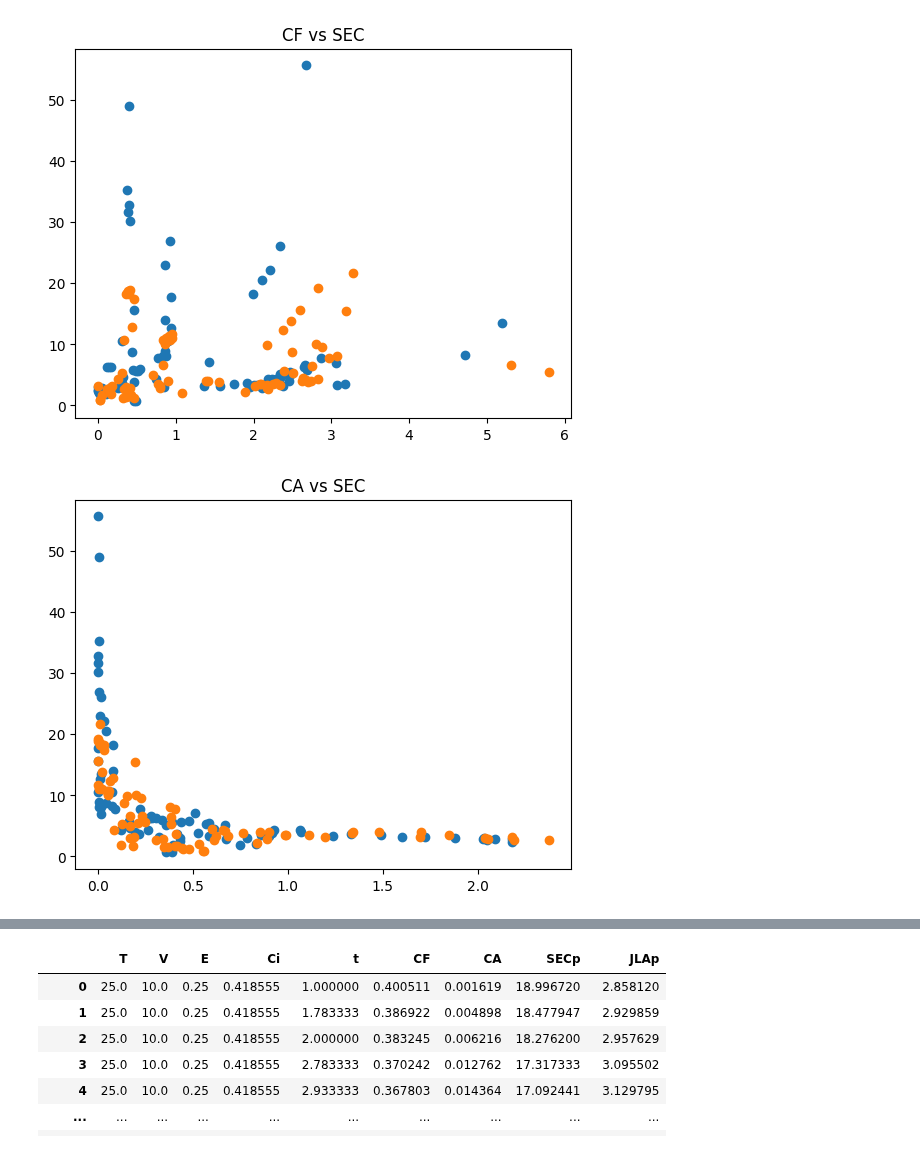
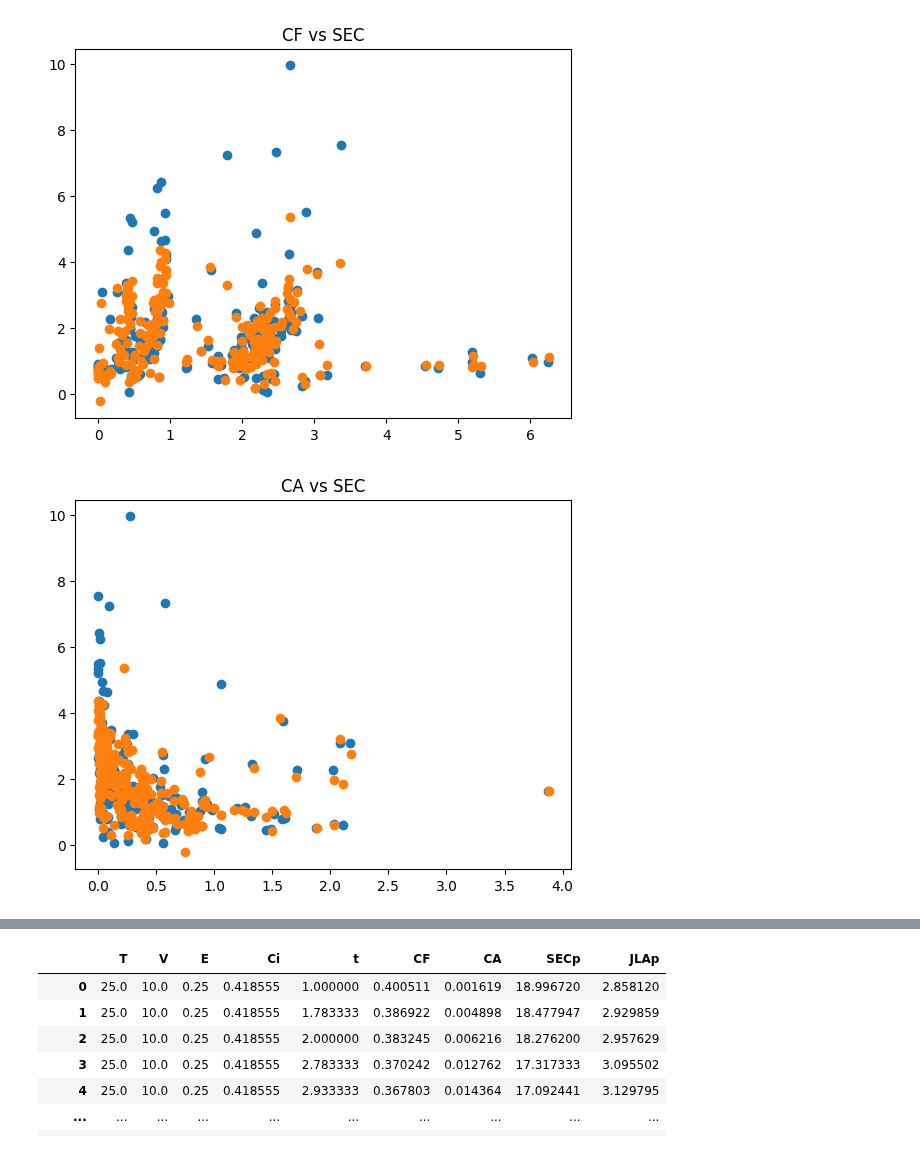
Before and after one commit to 100sjun/repos_python, a Jupyter notebook: Project/BMED/BMED Optimization.ipynb, the cells around one changed output, grey strips where cells are left out. Saved outputs shown, nothing was run; the diff lists cells and outputs as text; code cells hidden in the pictures.

```diff
--- a/Project/BMED/BMED Optimization.ipynb
+++ b/Project/BMED/BMED Optimization.ipynb
@@ -69,6 +43,6 @@ with open('GPR2.pkl', 'rb') as f:
     GPR2 = pickle.load(f)
 # %%
 # Load the Data
-raw_Data= pd.read_excel('BMED_data.xlsx',sheet_name="Opt")
+raw_Data= pd.read_excel('v4_BMED_data.xlsx',sheet_name="Opt2")
 display(raw_Data[:5])
 # %% [output]
@@ -81,14 +55,14 @@ display(raw_Data[:5])
 # %%
 # MB model confirmation
-df_MB_columns = ['T','V','E','Ci','t','CF','CA']
+df_MB_columns = ['T','V','E','Ci','t2','CF','CA']
 df_MB = raw_Data[df_MB_columns]
 
 # Data Set
-Xm = df_MB[['T','V','E','Ci','t']].values
+Xm = df_MB[['T','V','E','Ci','t2']].values
 Xt = torch.FloatTensor(Xm)
 
-CF_p = model_CF(Xt).detach().numpy()
-CA_p = model_CA(Xt).detach().numpy()
+CF_p = [i[0] for i in model(Xt).detach().numpy()]
+CA_p = [i[1] for i in model(Xt).detach().numpy()]
 CF = df_MB[['CF']].values
 CA = df_MB[['CA']].values
 
@@ -107,13 +81,13 @@ plt.show()
 # %%
 # GP model confirmation
-df_GP_columns = ['T','V','E','Ci','t','CF','CA','SEC','JLA']
+df_GP_columns = ['T','V','E','Ci','t2','CF','CA','SEC','JLA']
 df_GP = raw_Data[df_GP_columns]
 
 # Data Set
-Xg = df_GP[['Ci','CF','CA']].values
+Xg = df_GP[['T','V','E','Ci','t2','CF','CA']].values
 Yg = df_GP[['SEC','JLA']].values
 
-Ci, CF, CA = [i[0] for i in Xg], [i[1] for i in Xg], [i[2] for i in Xg]
+T, V, E, Ci, t2, CF, CA = [i[0] for i in Xg], [i[1] for i in Xg], [i[2] for i in Xg], [i[3] for i in Xg], [i[4] for i in Xg], [i[5] for i in Xg], [i[6] for i in Xg]
 SEC, JLA = [i[0] for i in Yg], [i[1] for i in Yg]
 
 # min-max normalization
@@ -121,15 +95,15 @@ mXg = list(range(len(Xg)))
 mYg = list(range(len(Yg)))
 
 for i in range(len(mXg)):
-    iX = [(Ci[i]-np.min(Ci))/(np.max(Ci)-np.min(Ci)),(CF[i]-np.min(CF))/(np.max(CF)-np.min(CF)),(CA[i]-np.min(CA))/(np.max(CA)-np.min(CA))]
+    iX = [(T[i]-np.min(T))/(np.max(T)-np.min(T)),(V[i]-np.min(V))/(np.max(V)-np.min(V)),(E[i]-np.min(E))/(np.max(E)-np.min(E)),(Ci[i]-np.min(Ci))/(np.max(Ci)-np.min(Ci)),(t2[i]-np.min(t2))/(np.max(t2)-np.min(t2)),(CF[i]-np.min(CF))/(np.max(CF)-np.min(CF)),(CA[i]-np.min(CA))/(np.max(CA)-np.min(CA))]
     iY = [(SEC[i]-np.min(SEC))/(np.max(SEC)-np.min(SEC)),(JLA[i]-np.min(JLA))/(np.max(JLA)-np.min(JLA))]
     mXg[i], mYg[i] = iX, iY
-mX, mY = np.asarray(mXg), np.log(np.asarray(mYg)+1e-10)
+mX, mY = np.asarray(mXg), np.log(np.asarray(mYg)+0.1)
 # %%
 dSEC_log, dJLA_log = GPR1.predict(mX), GPR2.predict(mX)
 
-mSEC = np.exp(dSEC_log)-1e-10
-mJLA = np.exp(dJLA_log)-1e-10
+mSEC = np.exp(dSEC_log)-0.1
+mJLA = np.exp(dJLA_log)-0.1
 
 SECp = list(range(len(Xg)))
 JLAp = list(range(len(Xg)))
@@ -141,20 +138,21 @@ for i in range(len(Xg)):
 # %%
 plt.scatter(raw_Data['CF'],raw_Data['SEC'])
 plt.scatter(CF_p,SECp)
 plt.title('CF vs SEC')
 plt.show()
 plt.scatter(raw_Data['CA'],raw_Data['SEC'])
 plt.scatter(CA_p,SECp)
 plt.title('CA vs SEC')
 plt.show()
 plt.scatter(raw_Data['CF'],raw_Data['JLA'])
 plt.scatter(CF_p,JLAp)
 plt.title('CF vs JLA')
 plt.show()
-plt.scatter(raw_Data['CA'],raw_Data['JLA'])
-plt.scatter(CA_p,JLAp)
+plt.scatter(raw_Data['CA'],raw_Data['JLA'],label='exp')
+plt.scatter(CA_p,JLAp,label='sim')
 plt.title('CA vs JLA')
+plt.legend()
 plt.show()
 # %% [output]
-[figure, old version]
+[figure, new version]
-[figure, old version]
+[figure, new version]
```
Also changed, not shown: parts of 10 cells of this notebook, 36 other files.
